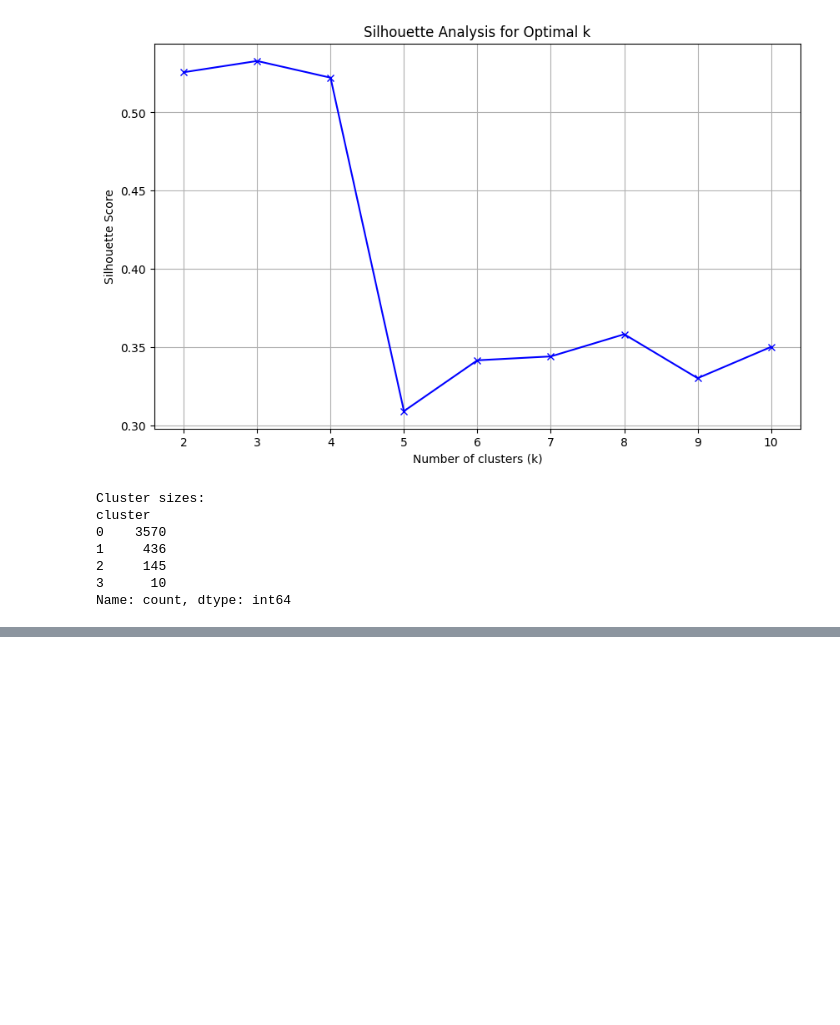
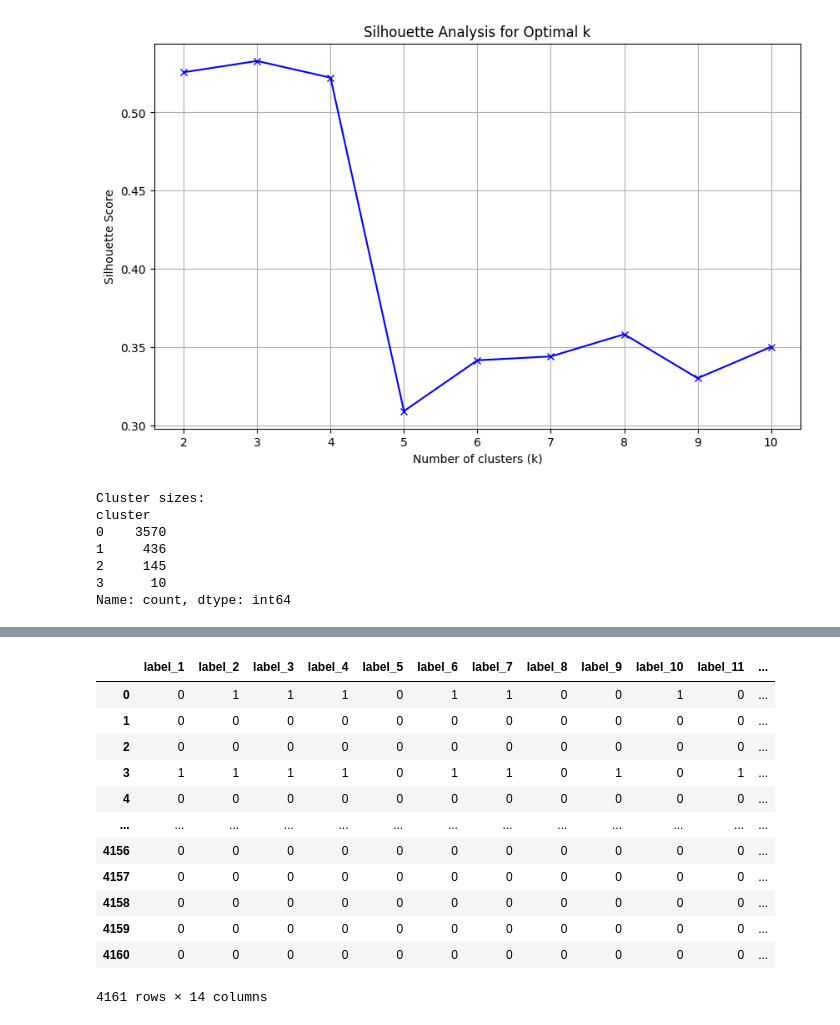
Before and after one commit to RujhaanTaneja/UnORG-SC-DS-MID-PREP_TEAM_HYPERION_Submission, a Jupyter notebook: Krish'sCodeFiles/LSTM_model.ipynb, the cells around one changed output, grey strips where cells are left out. Cells and saved outputs as stored; diff of their text form; code cells hidden in the pictures; blank space fills up the shorter version.

```diff
--- a/Krish'sCodeFiles/LSTM_model.ipynb
+++ b/Krish'sCodeFiles/LSTM_model.ipynb
@@ -170,0 +316,3 @@ old_data
+# %%
+label_matrix = np.array(label_matrix)
+label_matrix
@@ -170,0 +327,9 @@ old_data
+# %%
+combined_data = {}
+for i, cust_id in enumerate(customer_list):
+    combined_data[cust_id] = {
+        'features': feature_matrix[i],
+        'labels': label_matrix[i]
+    }
+combined_data = pd.DataFrame(combined_data)
+combined_data
@@ -170,0 +341,18 @@ old_data
+# %%
+data_dict = combined_data.to_dict()
+# %%
+rows = []
+for cust_id, feat_lab in data_dict.items():
+    features = feat_lab['features']
+    labels = feat_lab['labels']
+    row = {'customer_id': cust_id}
+    # Add features as feature_1, feature_2, ..., feature_14
+    for i, val in enumerate(features):
+        row[f'feature_{i+1}'] = val
+    # Add labels as label_1, label_2, ..., label_14
+    for i, val in enumerate(labels):
+        row[f'label_{i+1}'] = val
+    rows.append(row)
+
+df_long = pd.DataFrame(rows)
+df_long
@@ -170,0 +373,17 @@ old_data
+# %%
+y = pd.DataFrame(df_long.iloc[:,15:])
+y
+# %% [output]
+|  | label_1 | label_2 | label_3 | label_4 | label_5 | label_6 | label_7 | label_8 | label_9 | label_10 | label_11 | ... |
+| 0 | 0 | 1 | 1 | 1 | 0 | 1 | 1 | 0 | 0 | 1 | 0 | ... |
+| 1 | 0 | 0 | 0 | 0 | 0 | 0 | 0 | 0 | 0 | 0 | 0 | ... |
+| 2 | 0 | 0 | 0 | 0 | 0 | 0 | 0 | 0 | 0 | 0 | 0 | ... |
+| 3 | 1 | 1 | 1 | 1 | 0 | 1 | 1 | 0 | 1 | 0 | 1 | ... |
+| 4 | 0 | 0 | 0 | 0 | 0 | 0 | 0 | 0 | 0 | 0 | 0 | ... |
+| ... | ... | ... | ... | ... | ... | ... | ... | ... | ... | ... | ... | ... |
+| 4156 | 0 | 0 | 0 | 0 | 0 | 0 | 0 | 0 | 0 | 0 | 0 | ... |
+| 4157 | 0 | 0 | 0 | 0 | 0 | 0 | 0 | 0 | 0 | 0 | 0 | ... |
+| 4158 | 0 | 0 | 0 | 0 | 0 | 0 | 0 | 0 | 0 | 0 | 0 | ... |
+| 4159 | 0 | 0 | 0 | 0 | 0 | 0 | 0 | 0 | 0 | 0 | 0 | ... |
+| 4160 | 0 | 0 | 0 | 0 | 0 | 0 | 0 | 0 | 0 | 0 | 0 | ... |
+4161 rows × 14 columns
```
Also changed, not shown: parts of 35 cells of this notebook.
